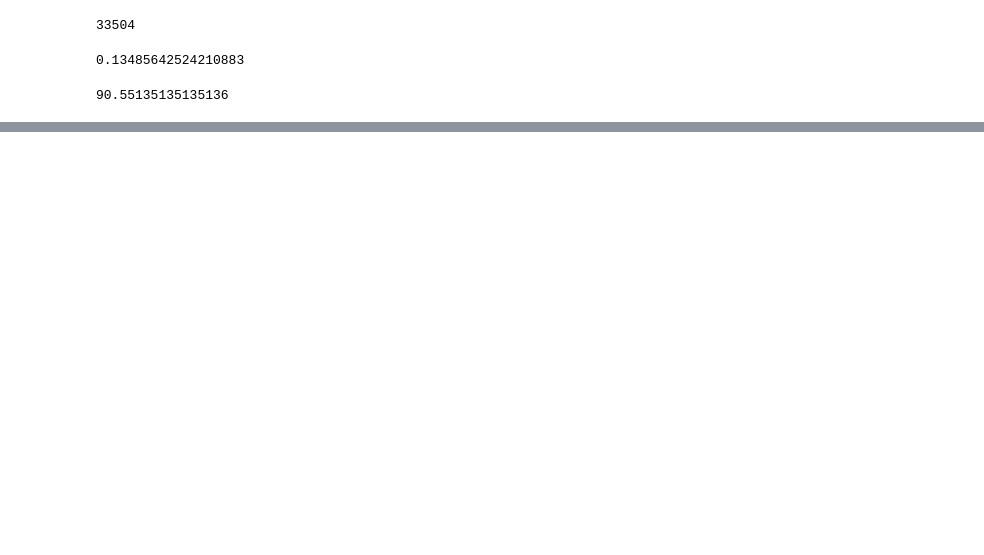
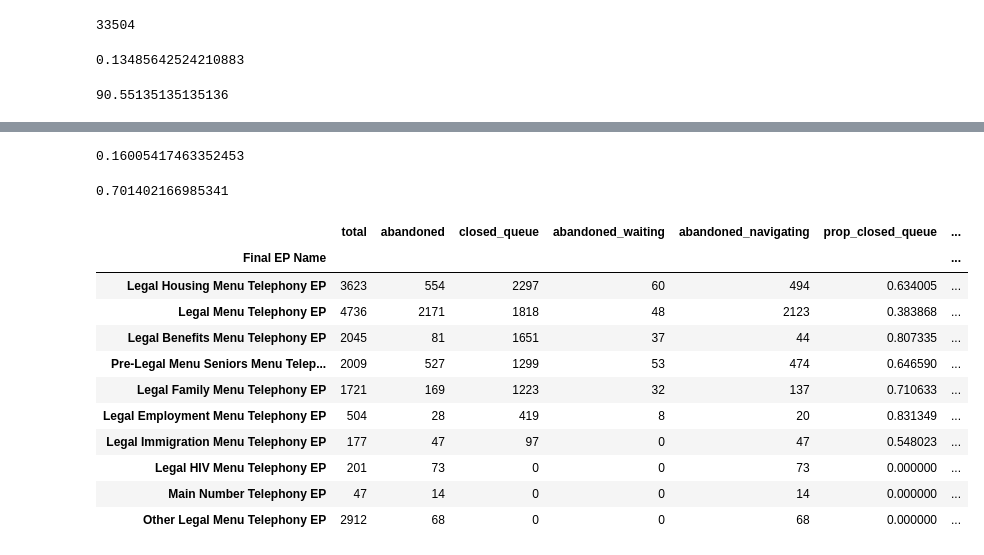
Before and after one commit to arvindkrishna87/STAT390_LegalAid_Fall2025, a Jupyter notebook: Internal work of Teams/Krish/caller_type_tag.ipynb, the cells around one changed output, grey strips where cells are left out. Drawn from its saved outputs; the diff is of its cells as text; code cells hidden in the pictures; blank space fills up the shorter version.

```diff
--- a/Internal work of Teams/Krish/caller_type_tag.ipynb
+++ b/Internal work of Teams/Krish/caller_type_tag.ipynb
@@ -1221,0 +1841,2 @@ last_act.loc[last_act['caller_type'] == 'Main menu only']
+# %%
+stat_change = check2.loc[check2['Activity Name'].isin(['ChildSupportMenu','SimpleDivorceMenu']),'Contact Session ID'].unique()
@@ -1221,0 +1847,4 @@ last_act.loc[last_act['caller_type'] == 'Main menu only']
+# %%
+tagged_data.loc[tagged_data['Contact Session ID'].isin(stat_change),'outcome'] = 'Neutral'
+tagged_data.loc[tagged_data['Contact Session ID'].isin(stat_change),'outcome_type'] = 'LAC does not serve'
+tagged_data.loc[tagged_data['Contact Session ID'].isin(stat_change),'abandonment_type'] = "NA"
@@ -1221,0 +1940,8 @@ last_act.loc[last_act['caller_type'] == 'Main menu only']
+# %%
+check = tagged_data.loc[(tagged_data['caller_type'] == 'Non-senior legal issue') & (tagged_data['Final EP Name'] == 'Legal Menu Telephony EP') \
+& (tagged_data['outcome_type'] == 'Abandoned'),:]['Contact Session ID']
+check2 = all_data.loc[all_data['Contact Session ID'].isin(check),:]
+stat_change = check2.loc[check2['Activity Name'].isin(['ChildSupportMenu','SimpleDivorceMenu','TenantDeterrenceMenu',
+                                                      'OtherLegalOtherMenu','OtherLegalCriminalCaseMenu','WorkersCompMenu',
+                                                       'OtherLegalPersonalInjuryMenu','ImmigrationOtherMenu']),'Contact Session ID'].unique()
+len(stat_change)
@@ -1221,0 +1950,4 @@ last_act.loc[last_act['caller_type'] == 'Main menu only']
+# %%
+tagged_data.loc[tagged_data['Contact Session ID'].isin(stat_change),'outcome'] = 'Neutral'
+tagged_data.loc[tagged_data['Contact Session ID'].isin(stat_change),'outcome_type'] = 'LAC does not serve'
+tagged_data.loc[tagged_data['Contact Session ID'].isin(stat_change),'abandonment_type'] = "NA"
@@ -1221,0 +2085,60 @@ last_act.loc[last_act['caller_type'] == 'Main menu only']
+# %%
+2009/12552
+# %% [output]
+0.16005417463352453
+# %%
+8804/12552
+# %% [output]
+0.701402166985341
+# %%
+tagged_data['abandoned'] = 0
+tagged_data['Closed_queue'] = 0
+tagged_data['abandoned_waiting'] = 0
+tagged_data['abandoned_navigating'] = 0
+
+tagged_data.loc[tagged_data['outcome_type'] == 'Abandoned', 'abandoned'] = 1
+tagged_data.loc[tagged_data['outcome_type'] == 'Closed queue', 'Closed_queue'] = 1
+tagged_data.loc[tagged_data['abandonment_type'] == 'waiting in queue', 'abandoned_waiting'] = 1
+tagged_data.loc[tagged_data['abandonment_type'] == 'navigating menu', 'abandoned_navigating'] = 1
+
+summary = (
+    tagged_data
+        .groupby(['caller_type', 'Final EP Name'])
+        .agg(
+            total=('abandoned', 'count'),
+            abandoned=('abandoned', 'sum'),
+            closed_queue=('Closed_queue', 'sum'),
+            abandoned_waiting=('abandoned_waiting', 'sum'),
+            abandoned_navigating=('abandoned_navigating', 'sum'),
+        )
+)
+
+summary = summary.loc['Chicago senior'].copy()
+
+# proportions WITHIN caller_type × Final EP Name
+#summary['prop_abandoned'] = summary['abandoned'] / summary['total']
+summary['prop_closed_queue'] = summary['closed_queue'] / summary['total']
+#summary['prop_abandoned_waiting'] = summary['abandoned_waiting'] / summary['abandoned']
+#summary['prop_abandoned_navigating'] = summary['abandoned_navigating'] / summary['abandoned']
+
+# proportions OUT OF total abandoned or total closed_queue across all rows in summary
+#summary['prop_abandoned_global'] = summary['abandoned'] / summary['abandoned'].sum()
+summary['prop_closed_queue_global'] = summary['closed_queue'] / summary['closed_queue'].sum()
+#summary['prop_abandoned_waiting_col'] = summary['abandoned_waiting'] / summary['abandoned_waiting'].sum()
+#summary['prop_abandoned_navigating_col'] = summary['abandoned_navigating'] / summary['abandoned_navigating'].sum()
+
+# Example: filter for caller_type = Non-senior legal issue
+summary.sort_values(by='prop_closed_queue_global', ascending=False)
+# %% [output]
+|  | total | abandoned | closed_queue | abandoned_waiting | abandoned_navigating | prop_closed_queue | ... |
+| Final EP Name |  |  |  |  |  |  | ... |
+| Legal Housing Menu Telephony EP | 3623 | 554 | 2297 | 60 | 494 | 0.634005 | ... |
+| Legal Menu Telephony EP | 4736 | 2171 | 1818 | 48 | 2123 | 0.383868 | ... |
+| Legal Benefits Menu Telephony EP | 2045 | 81 | 1651 | 37 | 44 | 0.807335 | ... |
+| Pre-Legal Menu Seniors Menu Telep... | 2009 | 527 | 1299 | 53 | 474 | 0.646590 | ... |
+| Legal Family Menu Telephony EP | 1721 | 169 | 1223 | 32 | 137 | 0.710633 | ... |
+| Legal Employment Menu Telephony EP | 504 | 28 | 419 | 8 | 20 | 0.831349 | ... |
+| Legal Immigration Menu Telephony EP | 177 | 47 | 97 | 0 | 47 | 0.548023 | ... |
+| Legal HIV Menu Telephony EP | 201 | 73 | 0 | 0 | 73 | 0.000000 | ... |
+| Main Number Telephony EP | 47 | 14 | 0 | 0 | 14 | 0.000000 | ... |
+| Other Legal Menu Telephony EP | 2912 | 68 | 0 | 0 | 68 | 0.000000 | ... |
```
Also changed, not shown: parts of 104 cells of this notebook, 1 other file.
